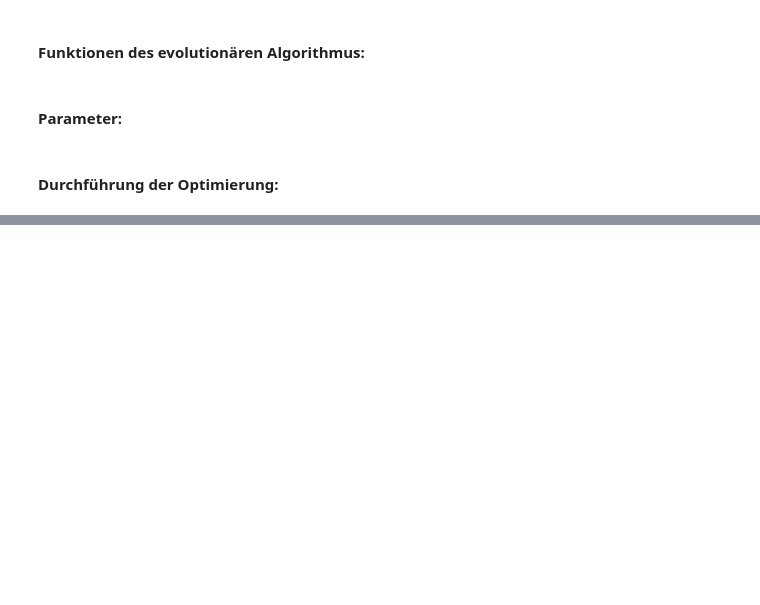
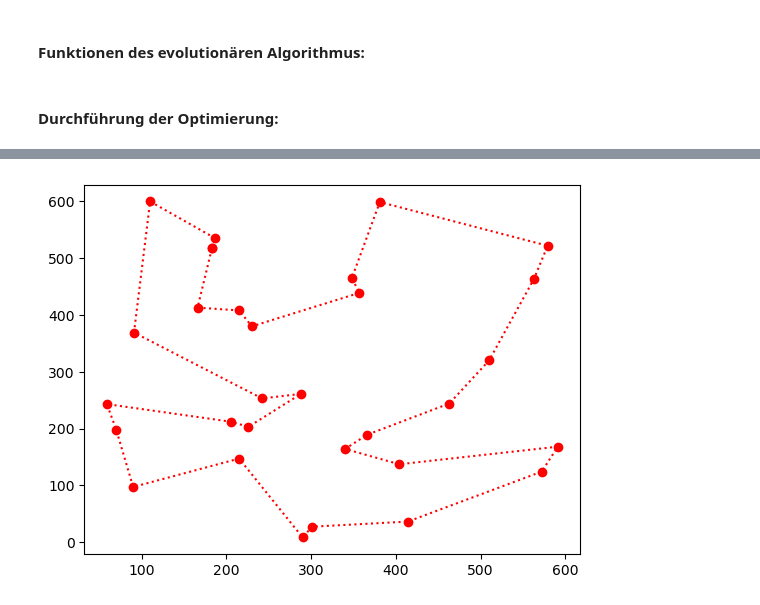
Before and after one commit to pitpaetz/BMO, a Jupyter notebook: BMO.ipynb, the cells around one changed output, grey strips where cells are left out. Saved outputs shown, nothing was run; the diff lists cells and outputs as text; code cells hidden in the pictures; blank space fills up the shorter version.

```diff
--- a/BMO.ipynb
+++ b/BMO.ipynb
@@ -99,5 +101,3 @@ def CheckChange(Best_Elter, Current_Elter):
     if Best_Elter == Current_Elter:
         no_change = True
     return no_change
-# %% [markdown]
-#### Parameter:
@@ -143,7 +104,51 @@ for i in range(μ):
 # %% [markdown]
 #### Durchführung der Optimierung:
 # %%
+'''
+n_population = 250
+crossover_per = 0.8
+mutation_per = 0.2
+n_generations = 200
+'''
+
+# Populationsgroesse
+μ = 20*n
+
+# Initialisierung der Population
+P = np.zeros((μ, n), dtype=int)
+for i in range(μ):
+    P[i] = np.random.permutation(n)
+
+# Anzahl der Nachkommen
+λ = 7 * μ
+
+# Mutationswahrscheinlichkeit
+α = 1.0
+
+# CrossOver-Wahrscheinlichkeit
+β = 0.8
+
+# Generationszaehler
+g = 0
+
+# Abbruchkriterium
+max_generations = 1000
+max_no_change = 50
+
+# Counter für die Anzahl der Generationen ohne Verbesserung
+no_change_counter = 0
+
+# Berechnung der Fitnesswerte der Startpopulation
+Fitness = np.zeros(μ)
+for i in range(μ):
+    Fitness[i] = GetFitness(P[i])
+
+# Speicher für die besten Ablauffolgen
+Best_Elter_xx = np.zeros((max_generations, n+1))
+Best_Elter_yy = np.zeros((max_generations, n+1))
+
 while g < max_generations:
+
     # Erzeugung von λ Nachkommen P_ durch Rekombination aus P(g)
     P_ = np.zeros((λ, n), dtype=int)
     P__ = np.zeros((λ, n), dtype=int)
@@ -160,14 +165,23 @@ while g < max_generations:
     for i in range(λ):
         Fitness__[i] = GetFitness(P__[i])
 
+    # Sorierung der Nachkommen nach Fitness
+    Indizes = np.argsort(Fitness__)
+    P__ = P__[Indizes]
+    Fitness__ = Fitness__[Indizes]
+
     # Prüfen, ob sich die beste Lösung verbessert hat
     if CheckChange(Fitness[0], Fitness__[0]):
         no_change_counter += 1
+    else:
+        no_change_counter = 0
 
-    # Falls sich di
-    if no_change_counter == 10:
+    # Falls sich die beste Lösung seit 10 Generationen nicht verbessert hat
+    if no_change_counter == max_no_change:
+        # Lösche alle Elemente in Best_Elter_xx und Best_Elter_yy ab der aktuellen Generation
+
         # Ausgabe der Informationen
-        print('Abbruch nach', g+1, 'Generationen ohne Verbesserung')
+        print('Keine Verbesserung seit Generationen ', g+1-no_change_counter)
         print('Beste Ablauffolge:', ' '.join(map(str, P[0])))
         print('Summe der Entfernungen:', Fitness[0], '\n')
         break
@@ -175,5 +189,15 @@ while g < max_generations:
     # Selektion der μ besten Individuen für P(g+1) aus P(g) und P__(g)
     P, Fitness = Selektion(P, P__, Fitness, Fitness__, μ)
 
+    # Speichere die Koodinaten der besten Route in einer Liste
+    Best_Elter_xx[g] = np.concatenate((x[P[0]], [x[P[0][0]]]))
+    Best_Elter_yy[g] = np.concatenate((y[P[0]], [y[P[0][0]]]))
+
+    print("Gen.: " + str(g) + "\nFit.: " + str(Fitness[0]) + "\nKeine Verbesserung seit: " + str(no_change_counter) + " Gen.\n")
     g += 1
+    α = 1.0 - g/max_generations
+
+# Plot der besten Route
+plt.plot(Best_Elter_xx[g-no_change_counter], Best_Elter_yy[g-no_change_counter], ':o', color='red', )
+plt.show()
 # %% [output]
@@ -182,0 +221 @@ Summe der Entfernungen: 260.70741945411896
+[figure, added]
```
Also changed, not shown: parts of 8 cells of this notebook.
